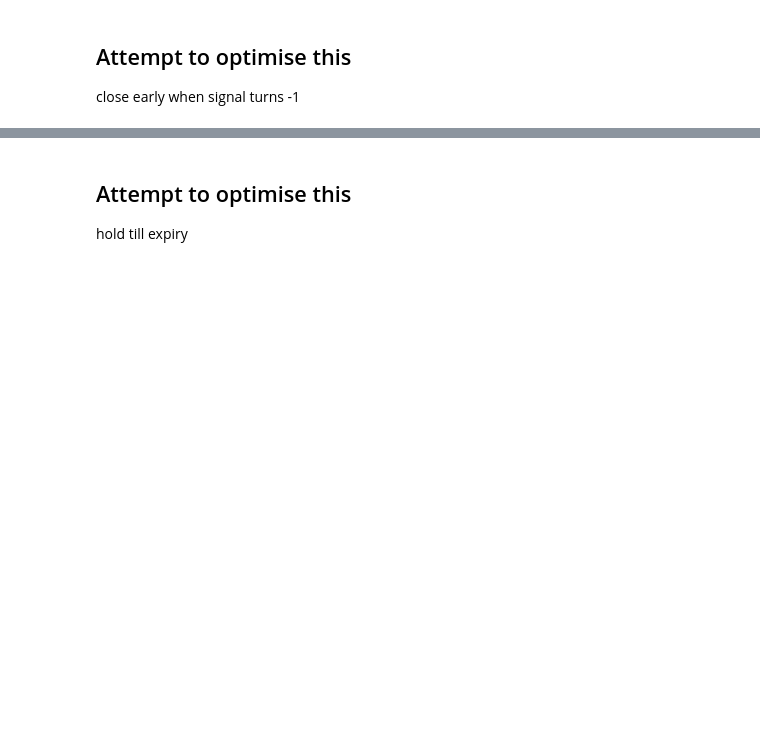
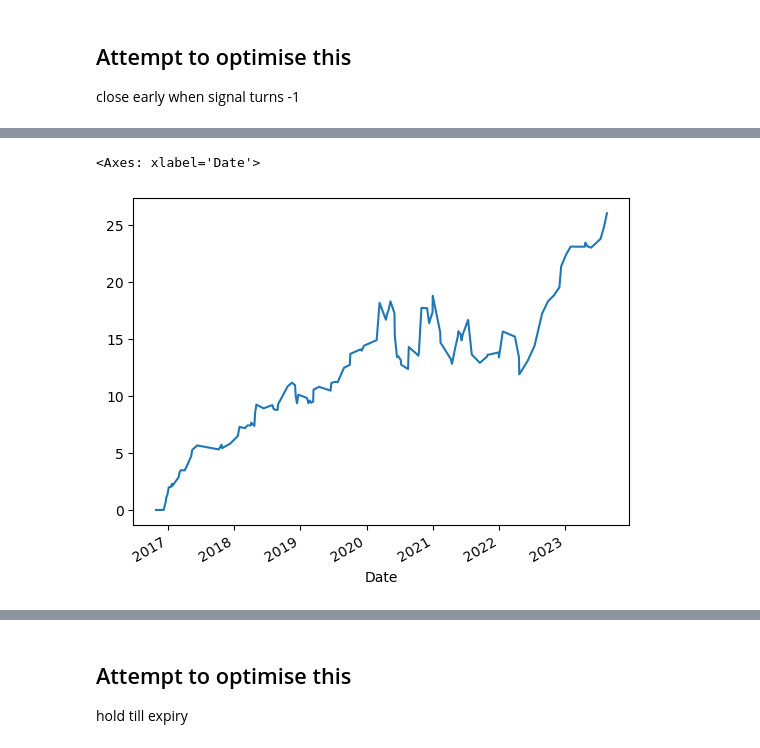
Before and after one commit to siruiliu-code/GARCH-X-Volatility-Modelling-with-Equity-Options-Trading, a Jupyter notebook: optimise_backtester.ipynb, the cells around one changed output, grey strips where cells are left out. Saved outputs shown, nothing was run; the diff lists cells and outputs as text; code cells hidden in the pictures; blank space fills up the shorter version.

```diff
--- a/optimise_backtester.ipynb
+++ b/optimise_backtester.ipynb
@@ -498,0 +742,5 @@ pd.DataFrame(pnl_dict.items(), columns=["Date", "PnL"]).set_index("Date").PnL.cu
+# %%
+pnl_series.cumsum().plot()
+# %% [output]
+<Axes: xlabel='Date'>
+[figure, added]
```
Also changed, not shown: parts of 16 cells of this notebook, 1 other file.
